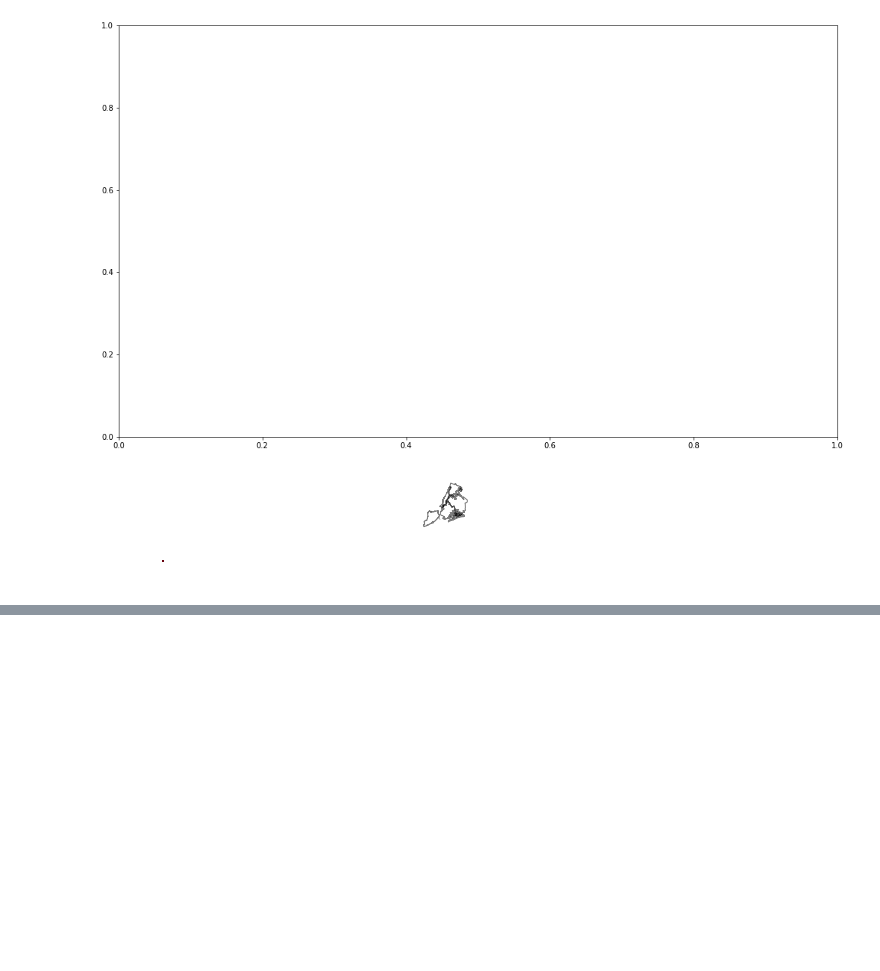
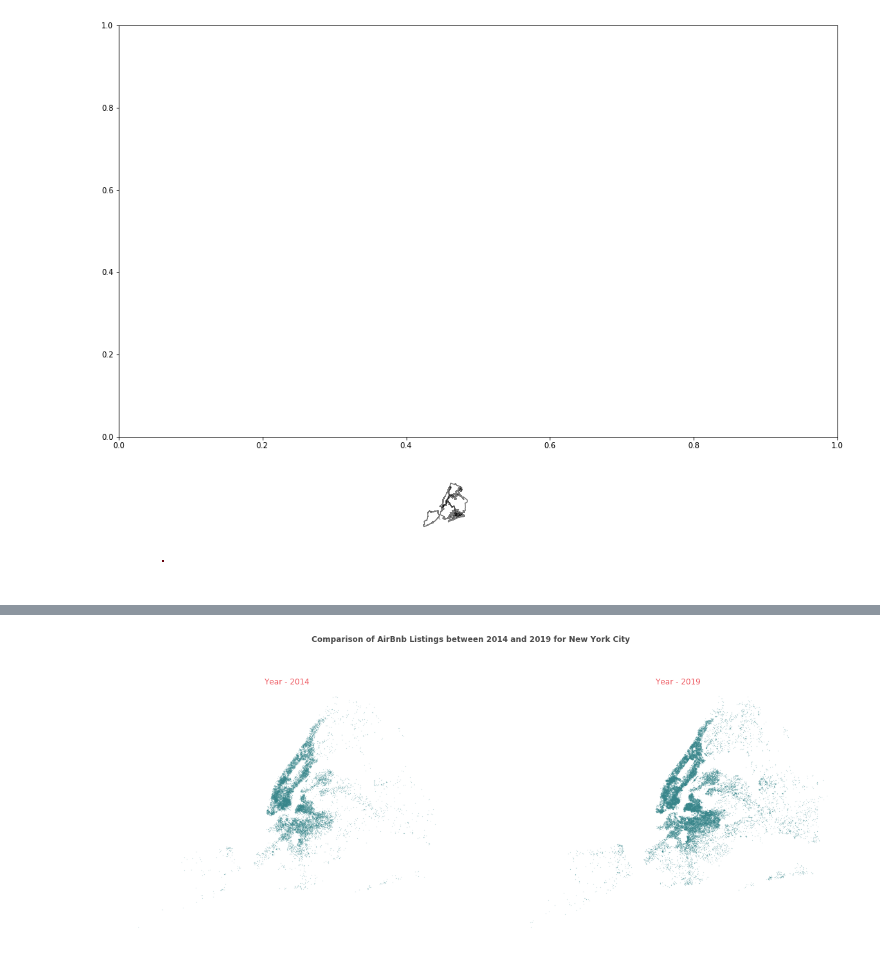
Before and after one commit to Saranyanv/test, a Jupyter notebook: Untitled16.ipynb, the cells around one changed output, grey strips where cells are left out. Saved outputs shown, nothing was run; the diff lists cells and outputs as text; code cells hidden in the pictures; blank space fills up the shorter version.

```diff
--- a/Untitled16.ipynb
+++ b/Untitled16.ipynb
@@ -264,0 +298,3 @@ plt.show()
+# %%
+from google.colab import files
+uploaded = files.upload()
@@ -264,0 +304,2 @@ plt.show()
+# %%
+final_df_2019 = pd.read_csv(io.StringIO(uploaded['listings_2019.csv'].decode('utf-8')), sep = ',')
@@ -264,0 +315,37 @@ plt.show()
+# %%
+gdf_data_2019 = gpd.GeoDataFrame(final_df_2019, geometry=gpd.points_from_xy(final_df_2019.longitude, final_df_2019.latitude))
+# %%
+import matplotlib.pyplot as plt
+import matplotlib
+import numpy as np
+import matplotlib.patches as mpatches
+from mpl_toolkits.axes_grid1 import make_axes_locatable
+from matplotlib import rcParams
+rcParams['axes.titlepad'] = 1
+cmap = 'Blues'
+#figsize  = (17,10)
+#fig, ax = plt.subplots(figsize  = (17,10))
+
+fig, (ax1,ax2) = plt.subplots(nrows=1, ncols=2, figsize=(20, 16))
+
+
+ax1 = gdf_data_2014.plot(ax=ax1#, column='room_id'
+                   , markersize=0.01
+                   , color='#368489')
+ax1.set_axis_off()
+ax1.set_aspect('equal')
+ax1.set_title('Year - 2014', color='#EE555D')
+
+
+ax2 = gdf_data_2019.plot(ax=ax2#, column='room_id'
+                   , markersize=0.01
+                   , color='#368489')
+ax2.set_axis_off()
+ax2.set_aspect('equal')
+ax2.set_title('Year - 2019', color='#EE555D')
+
+fig.suptitle("Comparison of AirBnb Listings between 2014 and 2019 for New York City", fontsize=12, y=0.74, color='#484848', fontweight='bold')
+
+plt.show()
+# %% [output]
+[figure, added]
```
Also changed, not shown: parts of 7 cells of this notebook.
